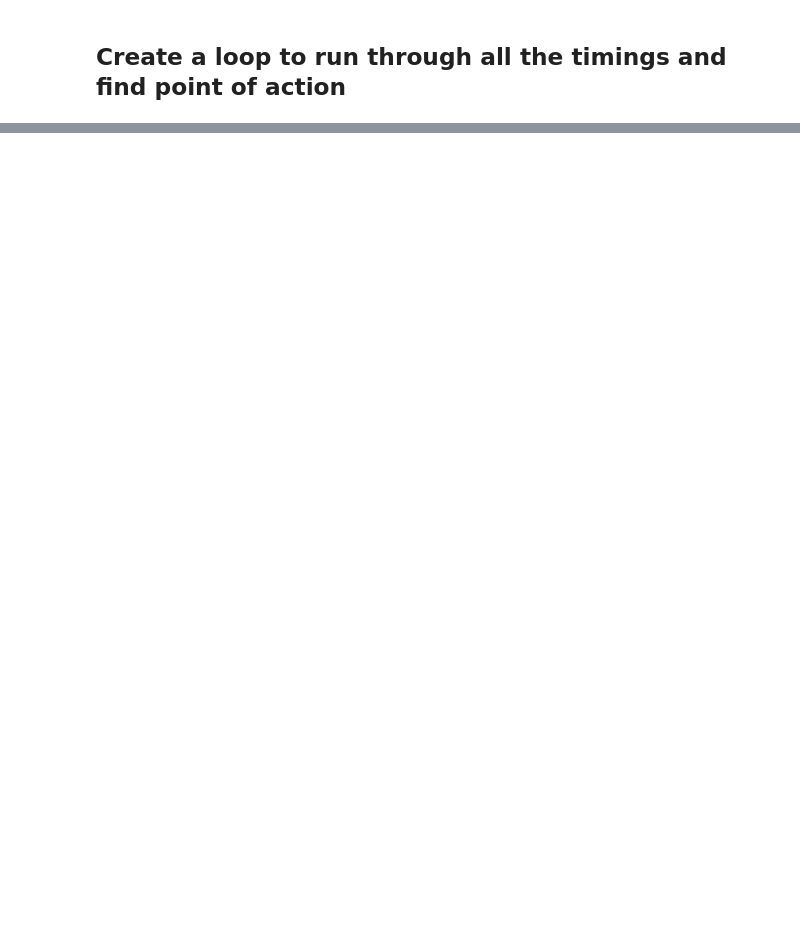
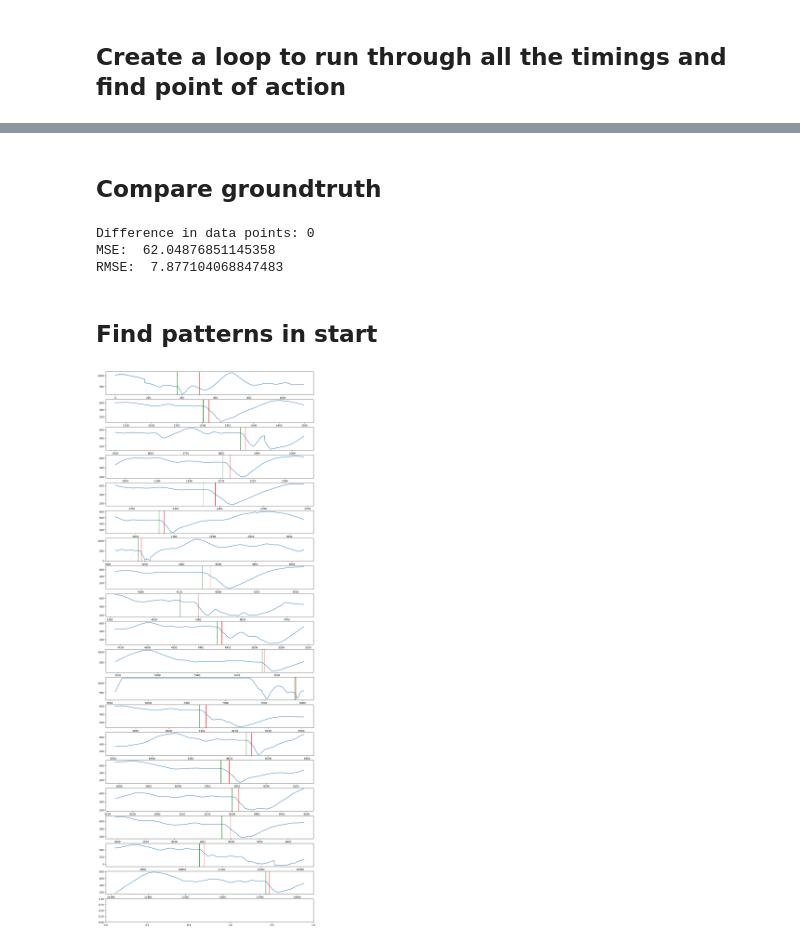
Before and after one commit to nwhloo99/FencingCV, a Jupyter notebook: Processing OCR and Alphapose data.ipynb, the cells around one changed output, grey strips where cells are left out. Saved outputs shown, nothing was run; the diff lists cells and outputs as text; code cells hidden in the pictures; blank space fills up the shorter version.

```diff
--- a/Processing OCR and Alphapose data.ipynb
+++ b/Processing OCR and Alphapose data.ipynb
@@ -235,0 +228,15 @@ minpts
+# %% [markdown]
+## Compare groundtruth
+# %%
+data_pts = len(hit_timings) - len(gt_timings)
+mse = mean_squared_error(hit_timings, gt_timings)
+rmse = mean_squared_error(hit_timings, gt_timings, squared=False)
+print("Difference in data points:", data_pts)
+print("MSE: ", mse)
+print("RMSE: ", rmse)
+# %% [output]
+Difference in data points: 0
+MSE:  62.04876851145358
+RMSE:  7.877104068847483
+# %% [markdown]
+## Find patterns in start
@@ -235,0 +330,19 @@ minpts
+# %%
+startpts = []
+fig, axs = plt.subplots(len(results_time_by_frame), figsize=(15,40), sharex=False)
+for index in range(1, len(results_time_by_frame)):
+    start = int(results_time_by_frame[index - 1])
+    end = int(results_time_by_frame[index])
+    hit = minpts[index-1][0]
+    if is_epee or is_foil:
+        start_pt = check_for_all_start_FE(left_dist, right_dist, vel_left, vel_right, start, hit)
+    else:
+        start_pt = check_for_all_start(left_dist, right_dist, vel_left, vel_right, start, end)
+    startpts.append(start_pt)
+
+    frames = [i for i in range(start, end)]
+    axs[index - 1].plot(frames, dist_bw_fencers[start:end])
+    axs[index - 1].axvline(x = start_pt, color = 'r')
+    axs[index - 1].axvline(x = gt_start[index - 1] * 30, color = 'g')
+# %% [output]
+[figure, added]
```
Also changed, not shown: parts of 26 cells of this notebook.
